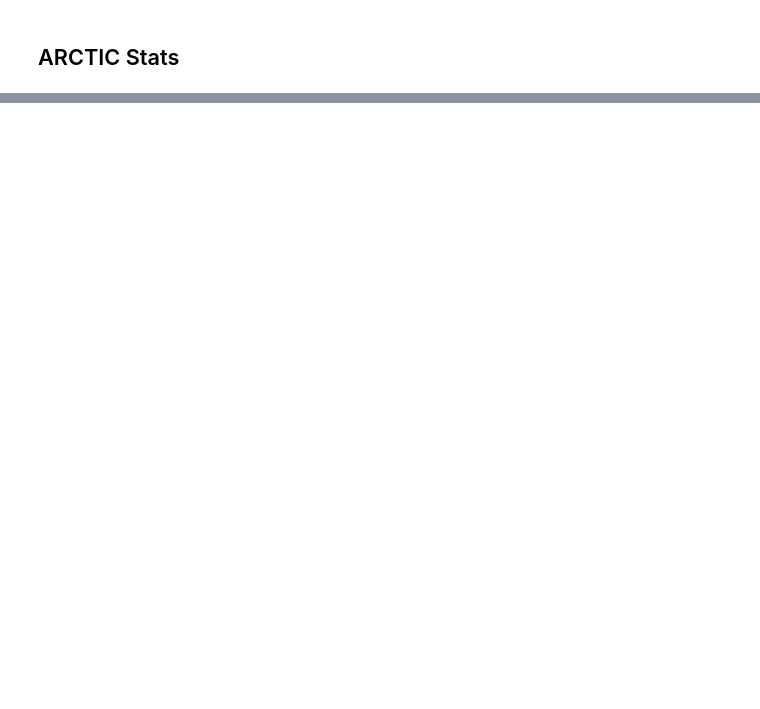
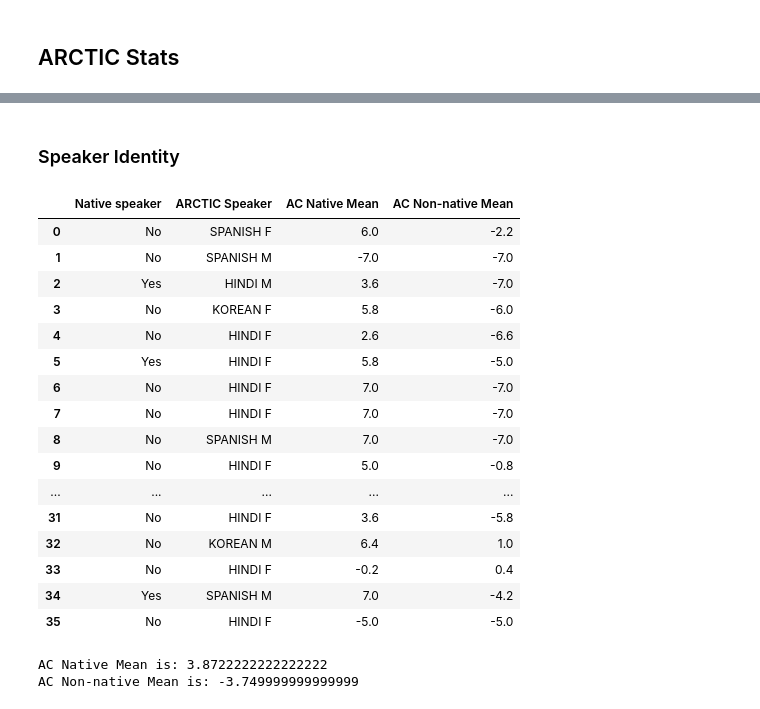
Before and after one commit to kennywlino/msc_thesis, a Jupyter notebook: experiments/results/calc_results.ipynb, the cells around one changed output, grey strips where cells are left out. Cells and saved outputs as stored; diff of their text form; code cells hidden in the pictures; blank space fills up the shorter version.

```diff
--- a/experiments/results/calc_results.ipynb
+++ b/experiments/results/calc_results.ipynb
@@ -91,0 +814,75 @@ arc_results.head(1)
+# %% [markdown]
+### Speaker Identity
+# %%
+# groups the results of the experiments based on the ABI speaker
+# so that all GLA F, EAN M, etc. can be analyzed together
+grouped_arc_results = arc_results.groupby('ARCTIC Speaker')
+# %%
+SI_ans_df = pd.DataFrame.from_dict(ARC_SI_ans, orient='index')
+# %%
+# defines the 'speaker identity mean' dataframe to be built upon in the next cell
+SI_mean = arc_results.iloc[:, 1:3]
+SI_mean['AC Native Mean'] = ''
+SI_mean['AC Non-native Mean'] = ''
+SI_mean['AC Native Mean'] = np.nan
+SI_mean['AC Non-native Mean'] = np.nan
+# %%
+# iterates over each group of participants (which are grouped based on ABI Speaker)
+# and gathers the two sets of compared files (AC/Native, AC/Non-Native) into two separate dataframes
+# to conduct calculations (e.g. mean)
+
+for name, group in grouped_arc_results:
+    # print(group.iloc[:, 3:13]) # PA results
+    SI_results = group.iloc[:, 13:] # SI results
+    SI_ans = SI_ans_df.loc[[name]] # SI correct answers of selected speaker
+
+    # collects the indexs of the AC/Native compared files and the AC/Non-Native compared files
+    # into two lists
+    AC_native_idxs = []
+    AC_non_native_idxs = []
+
+    for col in SI_ans:
+        if SI_ans[col].item() == -7: # -7 is different speaker
+            AC_native_idxs.append(SI_ans[col].name)
+        else:
+            AC_non_native_idxs.append(SI_ans[col].name)
+
+    # splices the SI_results dataframes based on the AC_native/AC_non_native idx lists
+    AC_native = SI_results.iloc[:, AC_native_idxs]
+    AC_native_means = AC_native.mean(axis='columns')
+    AC_native_means = AC_native_means.to_frame('AC Native Mean')
+    AC_non_native = SI_results.iloc[:, AC_non_native_idxs]
+    AC_non_native_means = AC_non_native.mean(axis='columns')
+    AC_non_native_means = AC_non_native_means.to_frame('AC Non-native Mean')
+    SI_mean.update(AC_native_means) # adds the mean values to the SI_mean df
+    SI_mean.update(AC_non_native_means)
+# %%
+SI_mean
+# %% [output]
+|  | Native speaker | ARCTIC Speaker | AC Native Mean | AC Non-native Mean |
+| 0 | No | SPANISH F | 6.0 | -2.2 |
+| 1 | No | SPANISH M | -7.0 | -7.0 |
+| 2 | Yes | HINDI M | 3.6 | -7.0 |
+| 3 | No | KOREAN F | 5.8 | -6.0 |
+| 4 | No | HINDI F | 2.6 | -6.6 |
+| 5 | Yes | HINDI F | 5.8 | -5.0 |
+| 6 | No | HINDI F | 7.0 | -7.0 |
+| 7 | No | HINDI F | 7.0 | -7.0 |
+| 8 | No | SPANISH M | 7.0 | -7.0 |
+| 9 | No | HINDI F | 5.0 | -0.8 |
+| ... | ... | ... | ... | ... |
+| 31 | No | HINDI F | 3.6 | -5.8 |
+| 32 | No | KOREAN M | 6.4 | 1.0 |
+| 33 | No | HINDI F | -0.2 | 0.4 |
+| 34 | Yes | SPANISH M | 7.0 | -4.2 |
+| 35 | No | HINDI F | -5.0 | -5.0 |
+# %%
+# calculating overall means;
+# close to -7 for AC Native Mean and
+# close to 7 for AC Non-native Mean is expected;
+
+print('AC Native Mean is: ' + str(SI_mean['AC Native Mean'].mean()))
+print('AC Non-native Mean is: ' + str(SI_mean['AC Non-native Mean'].mean()))
+# %% [output]
+AC Native Mean is: 3.8722222222222222
+AC Non-native Mean is: -3.749999999999999
```
Also changed, not shown: parts of 112 cells of this notebook, 28 other files.
